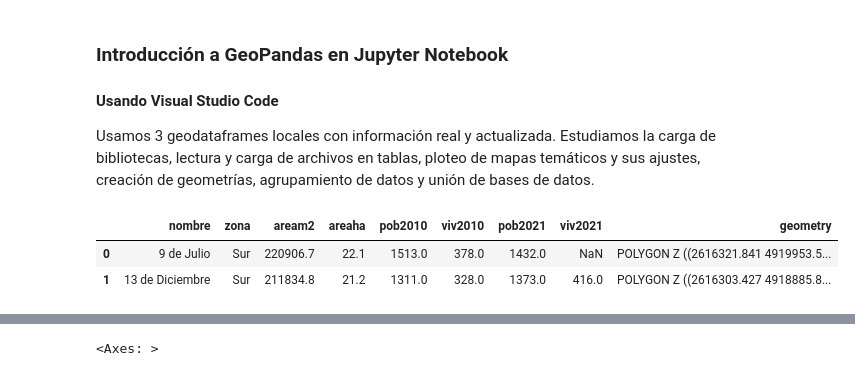
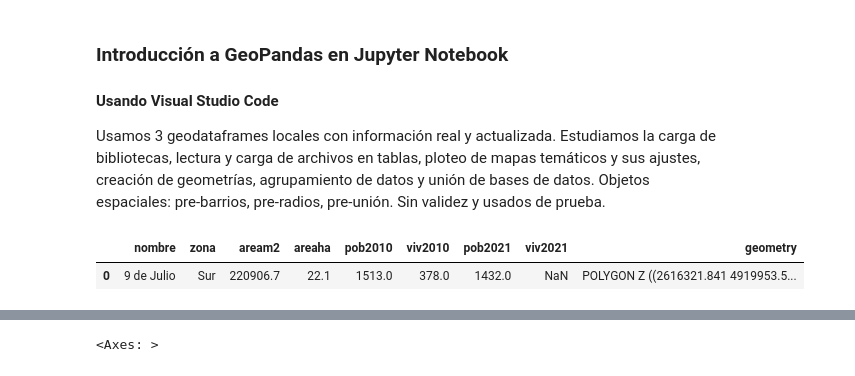
Before and after one commit to agstnrdz/geopandas, a Jupyter notebook: geopandas-intro.ipynb, the cells around one changed output, grey strips where cells are left out. Saved outputs shown, nothing was run; the diff lists cells and outputs as text; code cells hidden in the pictures.

```diff
--- a/geopandas-intro.ipynb
+++ b/geopandas-intro.ipynb
@@ -2,5 +2,5 @@
 ### Introducción a GeoPandas en Jupyter Notebook
 #### Usando Visual Studio Code
 
-Usamos 3 geodataframes locales con información real y actualizada. Estudiamos la carga de bibliotecas, lectura y carga de archivos en tablas, ploteo de mapas temáticos y sus ajustes, creación de geometrías, agrupamiento de datos y unión de bases de datos.
+Usamos 3 geodataframes locales con información real y actualizada. Estudiamos la carga de bibliotecas, lectura y carga de archivos en tablas, ploteo de mapas temáticos y sus ajustes, creación de geometrías, agrupamiento de datos y unión de bases de datos. Objetos espaciales: pre-barrios, pre-radios, pre-unión. Sin validez y usados de prueba.
 # %%
@@ -19,10 +17,10 @@ radios = gpd.read_file(r"C:\Users\UserMCR\Desktop\Agustín\censo2022\Proyecto\Ge
 union_2 = gpd.read_file(r"C:\Users\UserMCR\Desktop\Agustín\censo2022\Proyecto\proyecto_avanzado\union2\union2.shp")
 # %%
 # imprimir la cabecera de la tabla
-barrios.head(2)
+
+barrios.head(1)
 # %% [output]
 |  | nombre | zona | aream2 | areaha | pob2010 | viv2010 | pob2021 | viv2021 | geometry |
 | 0 | 9 de Julio | Sur | 220906.7 | 22.1 | 1513.0 | 378.0 | 1432.0 | NaN | POLYGON Z ((2616321.841 4919953.5... |
-| 1 | 13 de Diciembre | Sur | 211834.8 | 21.2 | 1311.0 | 328.0 | 1373.0 | 416.0 | POLYGON Z ((2616303.427 4918885.8... |
 # %%
 # imprimir la cabecera de la tabla
```
Also changed, not shown: parts of 16 cells of this notebook.
